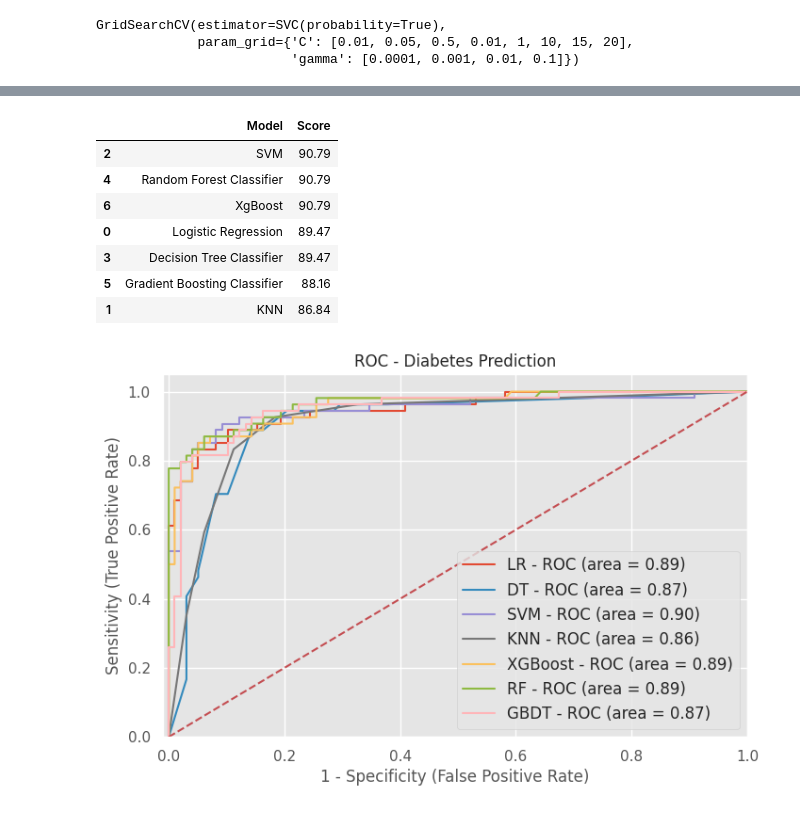
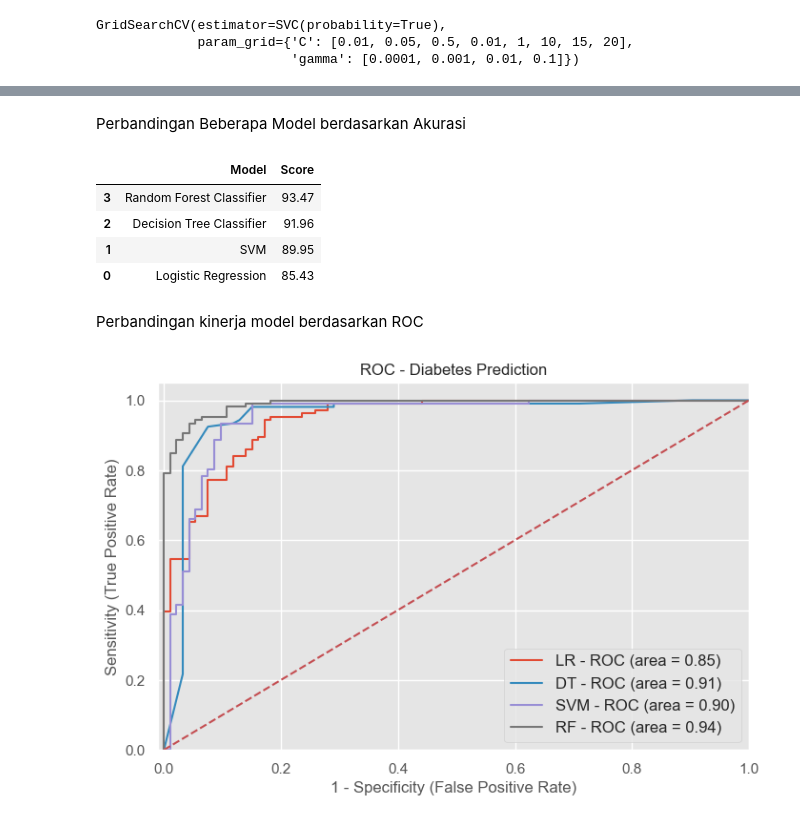
Before and after one commit to aansyawaluddin/DM-ML24-ProjeckTask, a Jupyter notebook: Diabetes_Prediction_Using_ML (New).ipynb, the cells around one changed output, grey strips where cells are left out. Drawn from its saved outputs; the diff is of its cells as text; code cells hidden in the pictures.

```diff
--- a/Diabetes_Prediction_Using_ML (New).ipynb
+++ b/Diabetes_Prediction_Using_ML (New).ipynb
@@ -857,11 +866,0 @@ weighted avg       0.91      0.91      0.91       152
-# %%
-gbc = GradientBoostingClassifier()
-
-parameters = {
-    'loss': ['deviance', 'exponential'],
-    'learning_rate': [0.001, 0.1, 1, 10],
-    'n_estimators': [100, 150, 180, 200]
-}
-
-grid_search_gbc = GridSearchCV(gbc, parameters, cv = 10, n_jobs = -1, verbose = 1)
-grid_search_gbc.fit(X_train, y_train)
@@ -883,3 +866,0 @@ grid_search_gbc.best_score_
-# %%
-gbc = GradientBoostingClassifier(learning_rate = 0.1, loss = 'exponential', n_estimators = 150)
-gbc.fit(X_train, y_train)
@@ -909,5 +866,0 @@ weighted avg       0.88      0.88      0.88       152
-# %%
-from xgboost import XGBClassifier
-xgb = XGBClassifier(objective = 'binary:logistic', learning_rate = 0.01, max_depth = 10, n_estimators = 180)
-
-xgb.fit(X_train, y_train)
@@ -946,24 +867,19 @@ weighted avg       0.91      0.91      0.91       152
+# %% [markdown]
+Perbandingan Beberapa Model berdasarkan Akurasi
 # %%
-# Model Comparison
 models = pd.DataFrame({
-    'Model': ['Logistic Regression', 'KNN', 'SVM', 'Decision Tree Classifier', 'Random Forest Classifier', 'Gradient Boosting Classifier', 'XgBoost'],
-    'Score': [100*round(log_reg_acc,4), 100*round(knn_acc,4), 100*round(svc_acc,4), 100*round(dt_acc,4), 100*round(rand_acc,4),
-              100*round(gbc_acc,4), 100*round(xgb_acc,4)]
+    'Model': ['Logistic Regression', 'SVM', 'Decision Tree Classifier', 'Random Forest Classifier'],
+    'Score': [100*round(log_reg_acc,4), 100*round(svc_acc,4), 100*round(dt_acc,4), 100*round(rand_acc,4)]
 })
 models.sort_values(by = 'Score', ascending = False)
 # %% [output]
 |  | Model | Score |
-| 2 | SVM | 90.79 |
-| 4 | Random Forest Classifier | 90.79 |
-| 6 | XgBoost | 90.79 |
-| 0 | Logistic Regression | 89.47 |
-| 3 | Decision Tree Classifier | 89.47 |
-| 5 | Gradient Boosting Classifier | 88.16 |
-| 1 | KNN | 86.84 |
+| 3 | Random Forest Classifier | 93.47 |
+| 2 | Decision Tree Classifier | 91.96 |
+| 1 | SVM | 89.95 |
+| 0 | Logistic Regression | 85.43 |
-# %%
-import pickle
-model = gbc_acc
-pickle.dump(model, open("diabetes.pkl",'wb'))
+# %% [markdown]
+Perbandingan kinerja model berdasarkan ROC
 # %%
 from sklearn import metrics
 plt.figure(figsize=(8,5))
@@ -975,44 +891,31 @@ models = [
 {
     'label': 'DT',
     'model': DT,
 },
 {
     'label': 'SVM',
     'model': svc,
 },
 {
-    'label': 'KNN',
-    'model': knn,
-},
-{
-    'label': 'XGBoost',
-    'model': xgb,
-},
-{
     'label': 'RF',
     'model': rand_clf,
 },
-{
-    'label': 'GBDT',
-    'model': gbc,
-}
 ]
 for m in models:
     model = m['model']
     model.fit(X_train, y_train)
     y_pred=model.predict(X_test)
     fpr1, tpr1, thresholds = metrics.roc_curve(y_test, model.predict_proba(X_test)[:,1])
     auc = metrics.roc_auc_score(y_test,model.predict(X_test))
     plt.plot(fpr1, tpr1, label='%s - ROC (area = %0.2f)' % (m['label'], auc))
 
 plt.plot([0, 1], [0, 1],'r--')
 plt.xlim([-0.01, 1.0])
 plt.ylim([0.0, 1.05])
 plt.xlabel('1 - Specificity (False Positive Rate)', fontsize=12)
 plt.ylabel('Sensitivity (True Positive Rate)', fontsize=12)
 plt.title('ROC - Diabetes Prediction', fontsize=12)
 plt.legend(loc="lower right", fontsize=12)
-plt.savefig("roc_diabetes.jpeg", format='jpeg', dpi=400, bbox_inches='tight')
 plt.show()
 # %% [output]
-[figure, old version]
+[figure, new version]
```
Also changed, not shown: parts of 79 cells of this notebook, 3 other files.
